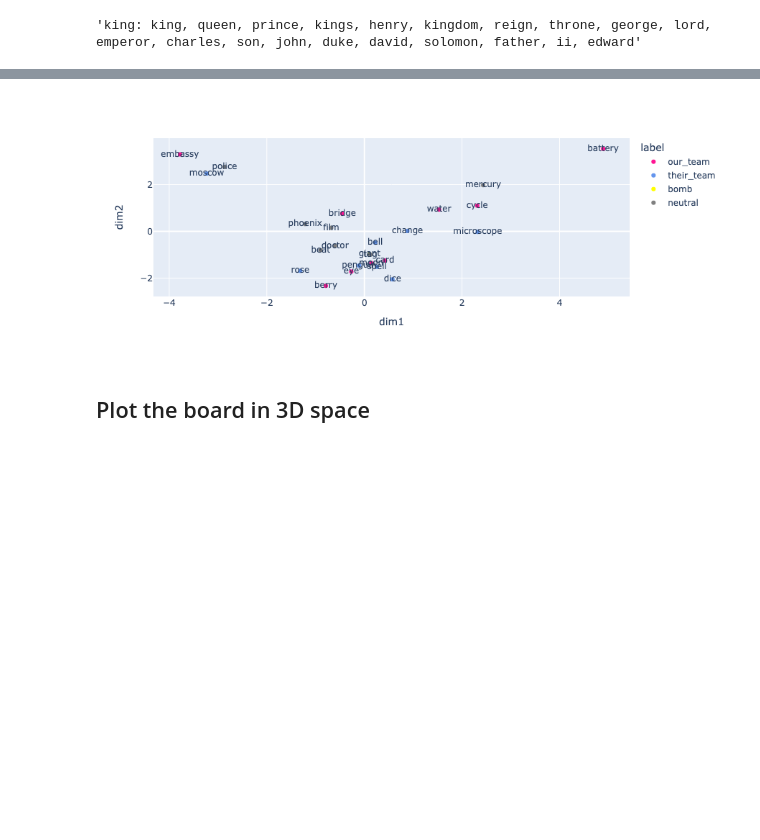
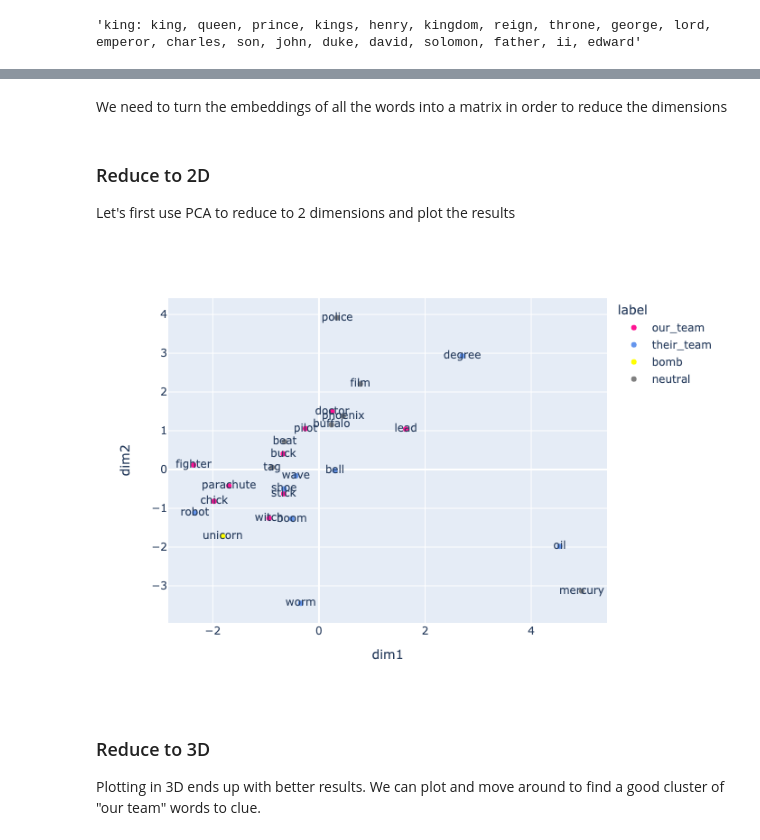
Before and after one commit to vej/codenames_game_AI, a Jupyter notebook: codenames.ipynb, the cells around one changed output, grey strips where cells are left out. Saved outputs shown, nothing was run; the diff lists cells and outputs as text; code cells hidden in the pictures; blank space fills up the shorter version.

Commit message:
merging (#1)
* adding frequent words

* adding text to notebook

* updating clues

* .

* adding function to convert plotly images to png so they display in github

```diff
--- a/codenames.ipynb
+++ b/codenames.ipynb
@@ -16,8 +20,8 @@ from scipy import spatial
 # %%
-our_team = ["moon", "card", "eye", "berry", "battery", "embassy", "bridge", "cycle", "water"]
-their_team = ['dice', 'change', 'spell', 'moscow', 'rose', 'penguin', 'microscope', 'bell']
-bomb = ['giant']
-neutral = ['phoenix', 'police', 'tag', 'film', 'doctor', 'mercury', 'beat']
+our_team = ['lead', 'chick', 'fighter', 'buck', 'stick', 'pilot', 'witch', 'parachute', 'doctor']
+their_team = ['degree', 'boom', 'shoe' ,'oil', 'bell', 'worm' ,'wave', 'robot']
+bomb = ['unicorn']
+neutral = ['phoenix', 'police', 'tag', 'film', 'buffalo', 'mercury', 'beat']
 # %%
 labels = ['our_team']*len(our_team) + ['their_team']*len(their_team) + ['bomb'] + ['neutral']*len(neutral)
 words = our_team + their_team + bomb + neutral
@@ -27,7 +31,8 @@ color_map = {'our_team': 'deeppink', 'their_team':'cornflowerblue', 'bomb':'yell
 # Load the pretrained word embeddings
 # %%
 embeddings = {}
-with open("./top_50000.txt", 'r') as f:
+# with open("words/top_50000.txt", 'r') as f:
+with open("words/freq_words.txt", 'r') as f:
     for line in f:
         word_info = line.split()
         word = word_info[0]
@@ -80,19 +96,28 @@ def plot_3d(df_reduced, color_map):
 # %%
-def plot_2d(df_reduced, color_map):
+def plot_2d(df_reduced, color_map, png = False):
     fig = px.scatter(df_reduced, x = 'dim1', y = 'dim2', color = 'label', text = 'word', hover_name = 'word',
            color_discrete_map= color_map)
-    fig.show()
+    if png == False:
+        fig.show()
+    elif png == True:
+        fig.show("png")
+# %% [markdown]
+We need to turn the embeddings of all the words into a matrix in order to reduce the dimensions
 # %%
 embedding_matrix = [embeddings[key] for key in words]
 embedding_matrix = np.array(embedding_matrix)
+# %% [markdown]
+### Reduce to 2D
+Let's first use PCA to reduce to 2 dimensions and plot the results
 # %%
 X_embedded = PCA_fit(embedding_matrix, n_comp = 2)
 df_reduced = matrix_to_df(X_embedded, words, labels)
-plot_2d(df_reduced, color_map)
+plot_2d(df_reduced, color_map, png = False)
 # %% [output]
-[figure, old version]
+[figure, new version]
 # %% [markdown]
-## Plot the board in 3D space
+### Reduce to 3D
+Plotting in 3D ends up with better results. We can plot and move around to find a good cluster of "our team" words to clue.
 # %%
 X_embedded = PCA_fit(embedding_matrix, n_comp = 3)
 df_reduced = matrix_to_df(X_embedded, words, labels)
```
Also changed, not shown: parts of 19 cells of this notebook, 1 other file.
